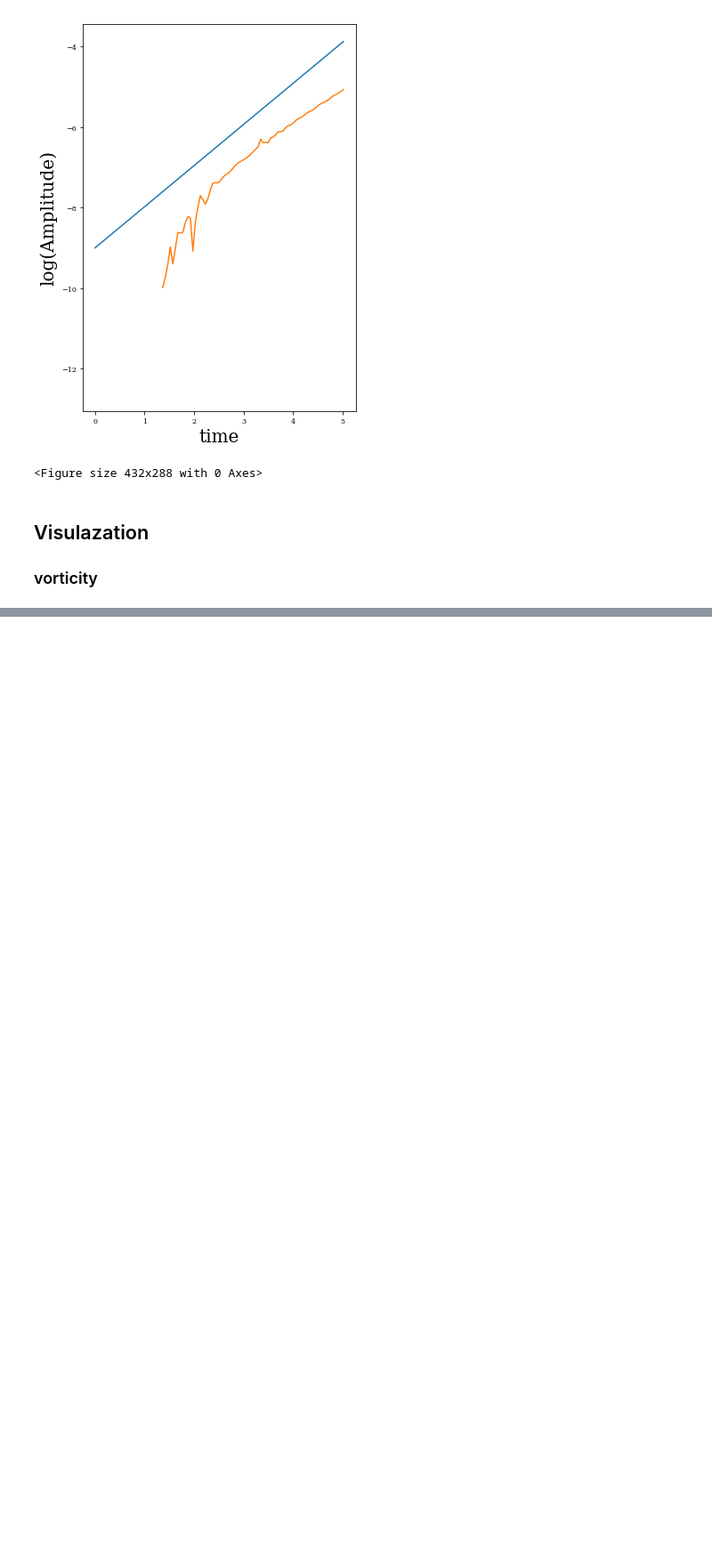
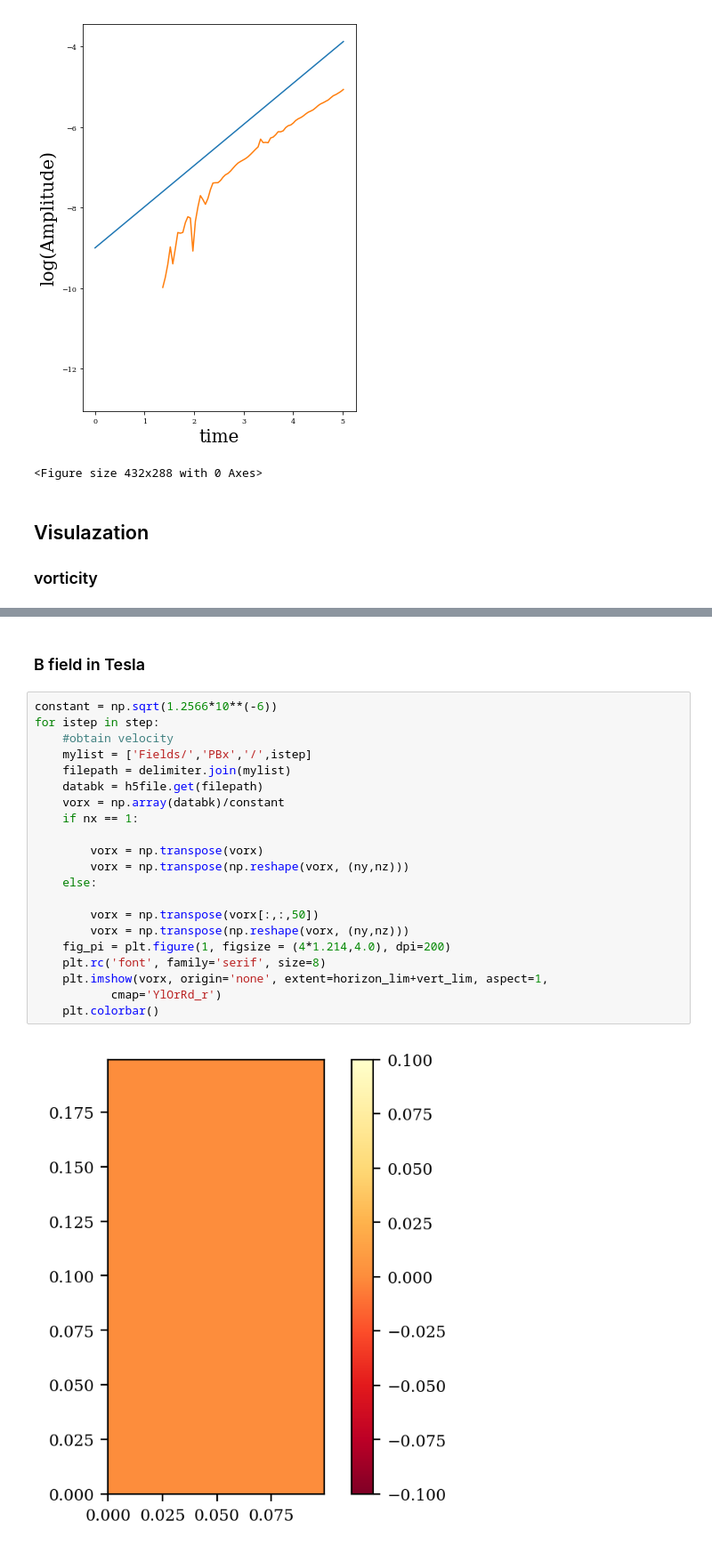
Before and after one commit to xinbian/RTMixEnstrophy, a Jupyter notebook: bubVel.ipynb, the cells around one changed output, grey strips where cells are left out. Shown at 89% size. Drawn from its saved outputs; the diff is of its cells as text; blank space fills up the shorter version.

```diff
--- a/bubVel.ipynb
+++ b/bubVel.ipynb
@@ -387,0 +394,25 @@ for istep in step:
+# %% [markdown]
+### B field in Tesla
+# %%
+constant = np.sqrt(1.2566*10**(-6))
+for istep in step:
+    #obtain velocity
+    mylist = ['Fields/','PBx','/',istep]
+    filepath = delimiter.join(mylist)
+    databk = h5file.get(filepath)
+    vorx = np.array(databk)/constant
+    if nx == 1:
+
+        vorx = np.transpose(vorx)
+        vorx = np.transpose(np.reshape(vorx, (ny,nz)))
+    else:
+
+        vorx = np.transpose(vorx[:,:,50])
+        vorx = np.transpose(np.reshape(vorx, (ny,nz)))
+    fig_pi = plt.figure(1, figsize = (4*1.214,4.0), dpi=200)
+    plt.rc('font', family='serif', size=8)
+    plt.imshow(vorx, origin='none', extent=horizon_lim+vert_lim, aspect=1,
+           cmap='YlOrRd_r')
+    plt.colorbar()
+# %% [output]
+[figure, added]
```
Also changed, not shown: parts of 4 cells of this notebook.
